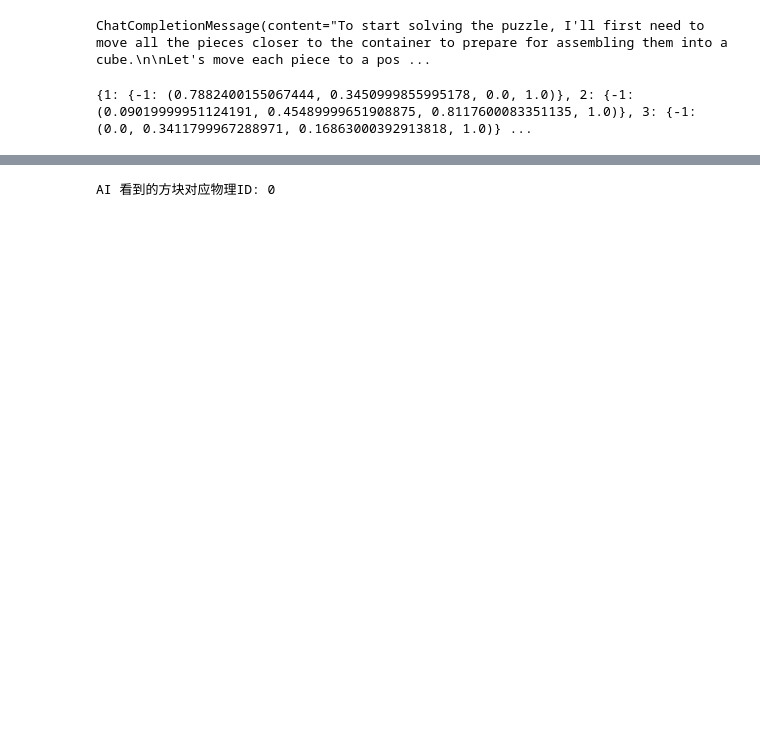
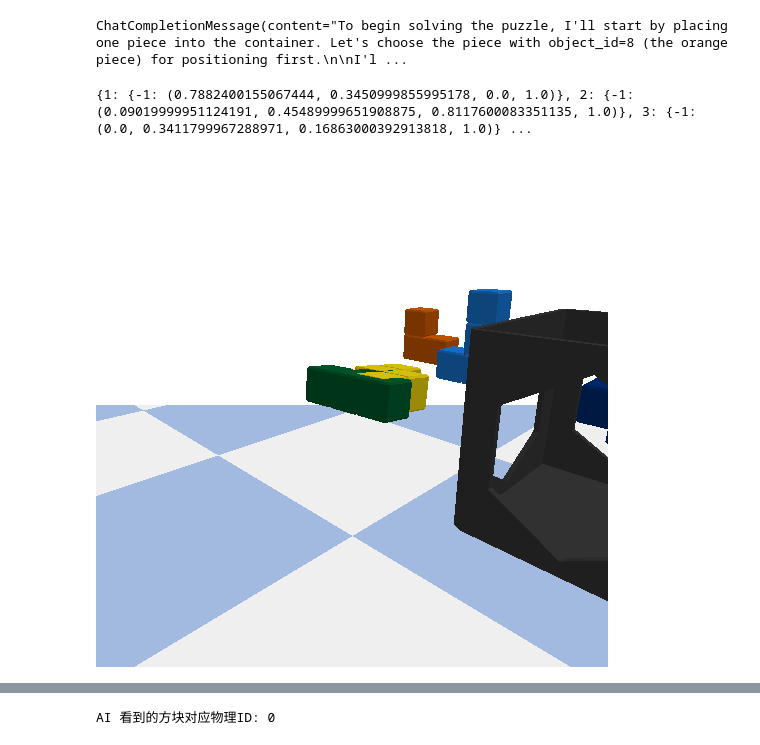
Before and after one commit to MAOJIASONG/VisualReasonBench, a Jupyter notebook: notebooks/test.ipynb, the cells around one changed output, grey strips where cells are left out. Saved outputs shown, nothing was run; the diff lists cells and outputs as text; code cells hidden in the pictures; blank space fills up the shorter version.

```diff
--- a/notebooks/test.ipynb
+++ b/notebooks/test.ipynb
@@ -20,14 +20,14 @@ import os
 
 import os
 base_url = os.environ.get("OPENAI_BASE_URL", "https://openrouter.ai/api/v1")
-api_key = os.environ.get("OPENAI_API_KEY")
+api_key = os.environ.get("OPENAI_API_KEY","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")
 
 client = OpenAI(
     api_key=api_key, base_url=base_url
 )
 
 # Path to your image
-image_path = "../logs/puzzle_assembly_quick_test_20251007_121114/images/step_0.png"
+image_path = "/mnt/moonfs/wuyuhao-m2/wyh/VisualReasonBench/logs/puzzle_assembly_quick_test_20251007_135629/images/step_0.png"
 
 # Function to encode the image
 def encode_image(image_path):
@@ -90,7 +90,7 @@ Now, what's your next action?'''
 )
 print(chat_completion.choices[0].message)
 # %% [output]
-ChatCompletionMessage(content="To start solving the puzzle, I'll first need to move all the pieces closer to the container to prepare for assembling them into a cube.\n\nLet's move each piece to a pos ...
+ChatCompletionMessage(content="To begin solving the puzzle, I'll start by placing one piece into the container. Let's choose the piece with object_id=8 (the orange piece) for positioning first.\n\nI'l ...
 # %%
 import pybullet as p
 import pybullet_data
@@ -98,26 +98,30 @@ import numpy as np
 from PIL import Image
 import os
 import glob
+from IPython.display import display
 
-# Connect to pybullet in DIRECT mode (no GUI)
-physicsClient = p.connect(p.DIRECT)
+# 通过环境变量或开关控制是否使用 GUI
+USE_GUI = os.environ.get("PYBULLET_USE_GUI", "0") == "1"
+RENDERER = os.environ.get("PYBULLET_RENDERER", "TINY").upper()  # 可选: TINY / OPENGL
+
+# 连接到 pybullet（GUI 或 DIRECT）
+physicsClient = p.connect(p.GUI if USE_GUI else p.DIRECT)
 p.setAdditionalSearchPath(pybullet_data.getDataPath())
 
-# Load plane
+# 加载地面与基本物理
 planeId = p.loadURDF("plane.urdf")
+p.setGravity(0, 0, -9.8)
 
-# Find all urdf files under the specified directory
-urdf_root = r"C:\Users\smj81\Desktop\VisualReasonBench\src\phyvpuzzle\environment\phobos_models\3x3-stacking-puzzle"
+# 查找并加载 URDF 模型
+urdf_root = r"/mnt/moonfs/wuyuhao-m2/wyh/VisualReasonBench/src/phyvpuzzle/environment/phobos_models/3x3-stacking-puzzle"
 urdf_files = []
 for root, dirs, files in os.walk(urdf_root):
     for file in files:
         if file.endswith(".urdf"):
             urdf_files.append(os.path.join(root, file))
 
-# Optionally sort for consistent order
 urdf_files.sort()
 
-# Load all urdf files, spread them out in a grid for visibility
 loaded_ids = []
 num_per_row = int(np.ceil(np.sqrt(len(urdf_files))))
 spacing = 0.3
@@ -133,14 +137,11 @@ for idx, urdf_path in enumerate(urdf_files):
     except Exception as e:
         print(f"Failed to load {urdf_path}: {e}")
 
-# 获取每个object的visual shape颜色
+# 收集每个对象的可视化颜色
 obj_color_dict = {}
 for obj_id in loaded_ids:
     visual_shapes = p.getVisualShapeData(obj_id)
-    # visual_shapes: list of tuples, each tuple: (objectUniqueId, linkIndex, visualGeometryType, dimensions, filename, meshScale, rgbaColor, ...)
-    # 可能有多个link, 这里只取第一个link的颜色
     if visual_shapes:
-        # 取所有link的颜色
         link_colors = {}
         for vs in visual_shapes:
             link_index = vs[1]
@@ -152,7 +153,7 @@ for obj_id in loaded_ids:
 
 print(obj_color_dict)
 
-# Set camera parameters
+# 相机参数
 width, height = 512, 512
 view_matrix = p.computeViewMatrix(
     cameraEyePosition=[1, 1, 1],
@@ -160,38 +161,45 @@ view_matrix = p.computeViewMatrix(
     cameraUpVector=[0, 0, 1]
 )
 fov = 60
 aspect = width / height
 near = 0.1
 far = 3.1
 projection_matrix = p.computeProjectionMatrixFOV(
     fov=fov,
     aspect=aspect,
     nearVal=near,
     farVal=far
 )
 
-# Step simulation a few times to settle
+# 小步推进让物体稳定
 for _ in range(10):
     p.stepSimulation()
 
-# Render the image
+# 渲染器选择
+renderer_flag = p.ER_TINY_RENDERER if RENDERER == "TINY" else p.ER_BULLET_HARDWARE_OPENGL
+
+# 渲染图像
 img_arr = p.getCameraImage(
     width=width,
     height=height,
     viewMatrix=view_matrix,
     projectionMatrix=projection_matrix,
-    renderer=p.ER_BULLET_HARDWARE_OPENGL
+    renderer=renderer_flag
 )
 
 rgb_array = np.reshape(img_arr[2], (height, width, 4))[:, :, :3]
 img = Image.fromarray(rgb_array.astype(np.uint8))
 
-# Show the image inline if in notebook, or save to file
-img.show()  # If running in a notebook, this will display the image
+# 在 Jupyter 内联显示（而不是系统弹窗）
+display(img)
 
-# Disconnect
+# 若在脚本中也想弹窗，可按需启用：
+# img.show()
+
+# 断开连接
 p.disconnect()
 # %% [output]
 {1: {-1: (0.7882400155067444, 0.3450999855995178, 0.0, 1.0)}, 2: {-1: (0.09019999951124191, 0.45489999651908875, 0.8117600083351135, 1.0)}, 3: {-1: (0.0, 0.3411799967288971, 0.16863000392913818, 1.0)} ...
+[figure, added]
 # %%
 img.show()
```
Also changed, not shown: parts of 4 cells of this notebook, 24 other files.
